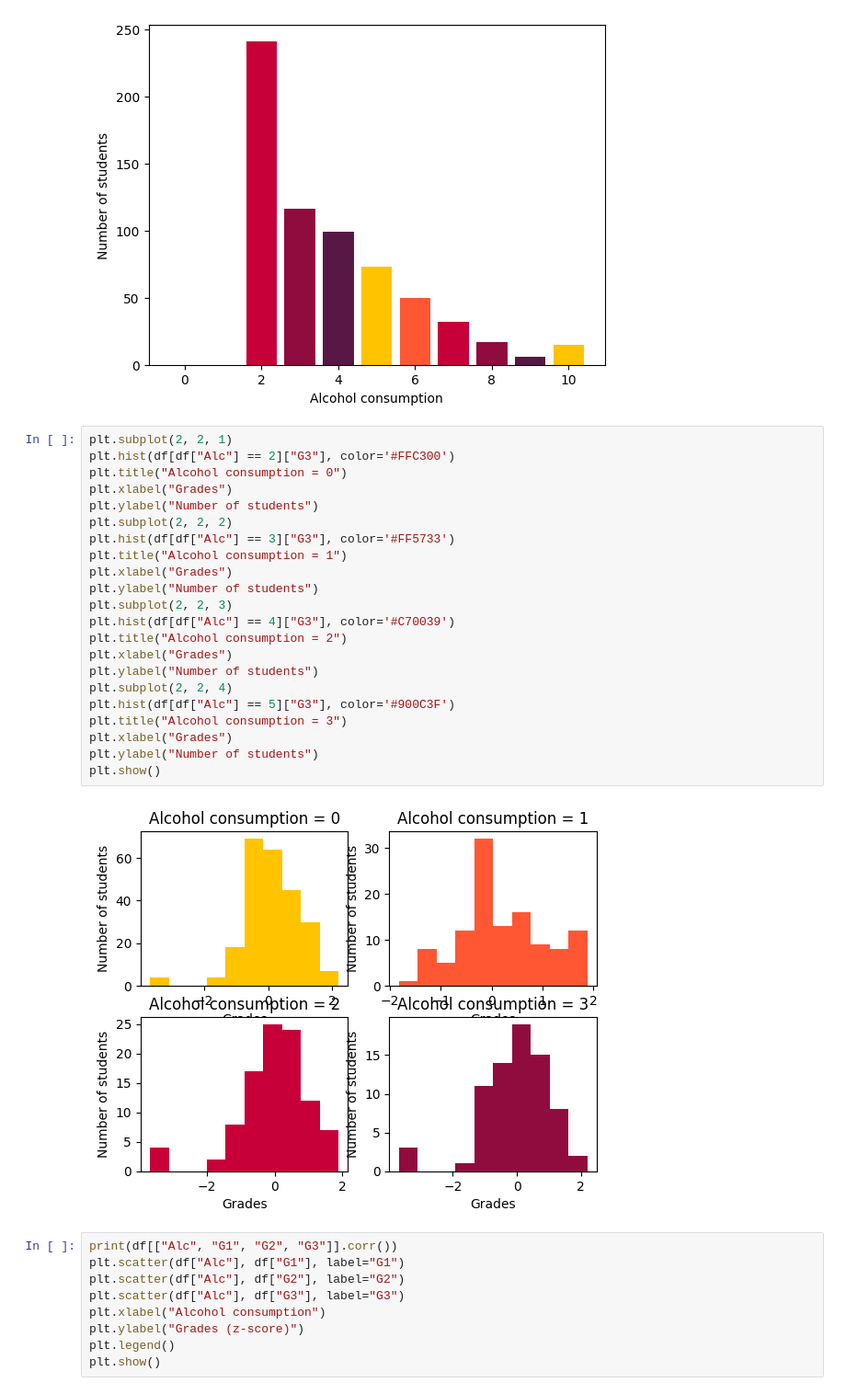
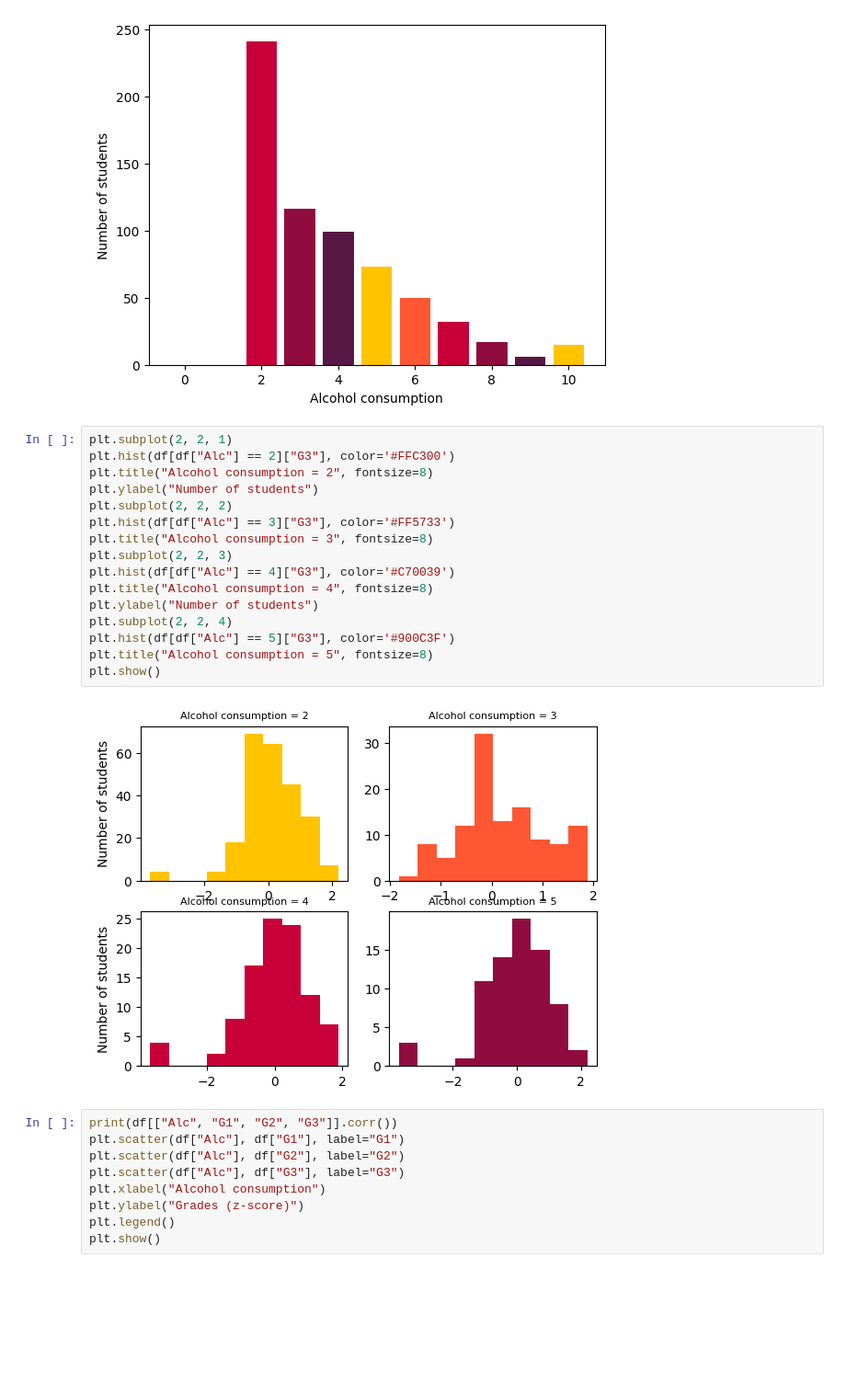
Before and after one commit to guozhuyin/112NetworkLearningTechnology, a Jupyter notebook: EducationalDataMiningUsingPython/MidtermProject231101.ipynb, the cells around one changed output. Shown at 92% size. Cells and saved outputs as stored; diff of their text form; blank space fills up the shorter version.

```diff
--- a/EducationalDataMiningUsingPython/MidtermProject231101.ipynb
+++ b/EducationalDataMiningUsingPython/MidtermProject231101.ipynb
@@ -66,27 +66,21 @@ plt.show()
 # %%
 plt.subplot(2, 2, 1)
 plt.hist(df[df["Alc"] == 2]["G3"], color='#FFC300')
-plt.title("Alcohol consumption = 0")
-plt.xlabel("Grades")
+plt.title("Alcohol consumption = 2", fontsize=8)
 plt.ylabel("Number of students")
 plt.subplot(2, 2, 2)
 plt.hist(df[df["Alc"] == 3]["G3"], color='#FF5733')
-plt.title("Alcohol consumption = 1")
-plt.xlabel("Grades")
-plt.ylabel("Number of students")
+plt.title("Alcohol consumption = 3", fontsize=8)
 plt.subplot(2, 2, 3)
 plt.hist(df[df["Alc"] == 4]["G3"], color='#C70039')
-plt.title("Alcohol consumption = 2")
-plt.xlabel("Grades")
+plt.title("Alcohol consumption = 4", fontsize=8)
 plt.ylabel("Number of students")
 plt.subplot(2, 2, 4)
 plt.hist(df[df["Alc"] == 5]["G3"], color='#900C3F')
-plt.title("Alcohol consumption = 3")
-plt.xlabel("Grades")
-plt.ylabel("Number of students")
+plt.title("Alcohol consumption = 5", fontsize=8)
 plt.show()
 # %% [output]
-[figure, old version]
+[figure, new version]
 # %%
 print(df[["Alc", "G1", "G2", "G3"]].corr())
 plt.scatter(df["Alc"], df["G1"], label="G1")
```
